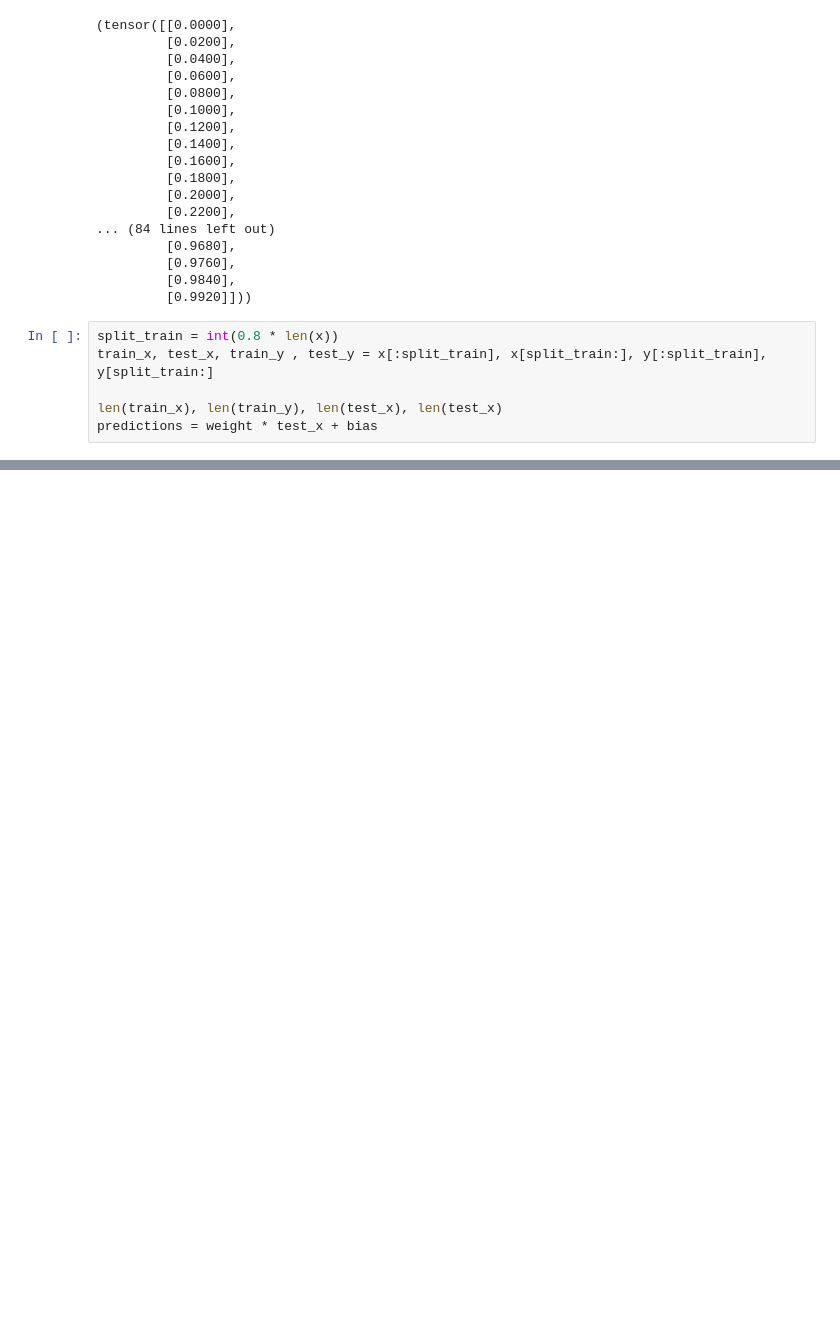
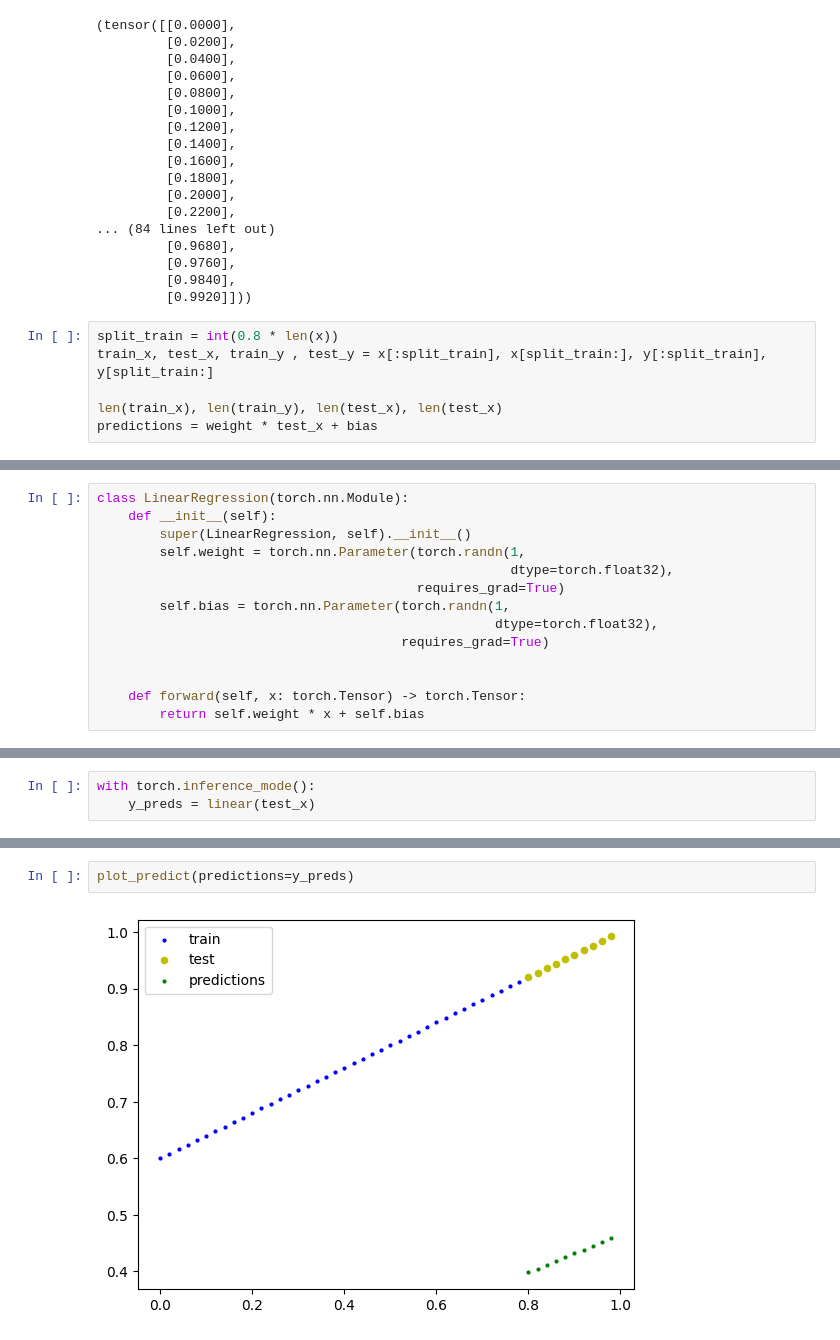
Before and after one commit to tuynvu/Pytorch_For_Deeplearning, a Jupyter notebook: Pytorch Quy Trình Làm Việc/code_jupyterNoteBook/pytorch_quy_trinh_lam_viec.ipynb, the cells around one changed output, grey strips where cells are left out. Cells and saved outputs as stored; diff of their text form; blank space fills up the shorter version.

```diff
--- a/Pytorch Quy Trình Làm Việc/code_jupyterNoteBook/pytorch_quy_trinh_lam_viec.ipynb
+++ b/Pytorch Quy Trình Làm Việc/code_jupyterNoteBook/pytorch_quy_trinh_lam_viec.ipynb
@@ -69,0 +72,14 @@ plot_predict(predictions=predictions)
+# %%
+class LinearRegression(torch.nn.Module):
+    def __init__(self):
+        super(LinearRegression, self).__init__()
+        self.weight = torch.nn.Parameter(torch.randn(1,
+                                                     dtype=torch.float32),
+                                         requires_grad=True)
+        self.bias = torch.nn.Parameter(torch.randn(1,
+                                                   dtype=torch.float32),
+                                       requires_grad=True)
+
+
+    def forward(self, x: torch.Tensor) -> torch.Tensor:
+        return self.weight * x + self.bias
@@ -69,0 +112,3 @@ plot_predict(predictions=predictions)
+# %%
+with torch.inference_mode():
+    y_preds = linear(test_x)
@@ -69,0 +133,4 @@ plot_predict(predictions=predictions)
+# %%
+plot_predict(predictions=y_preds)
+# %% [output]
+[figure, added]
```
Also changed, not shown: parts of 12 cells of this notebook, 2 other files.
